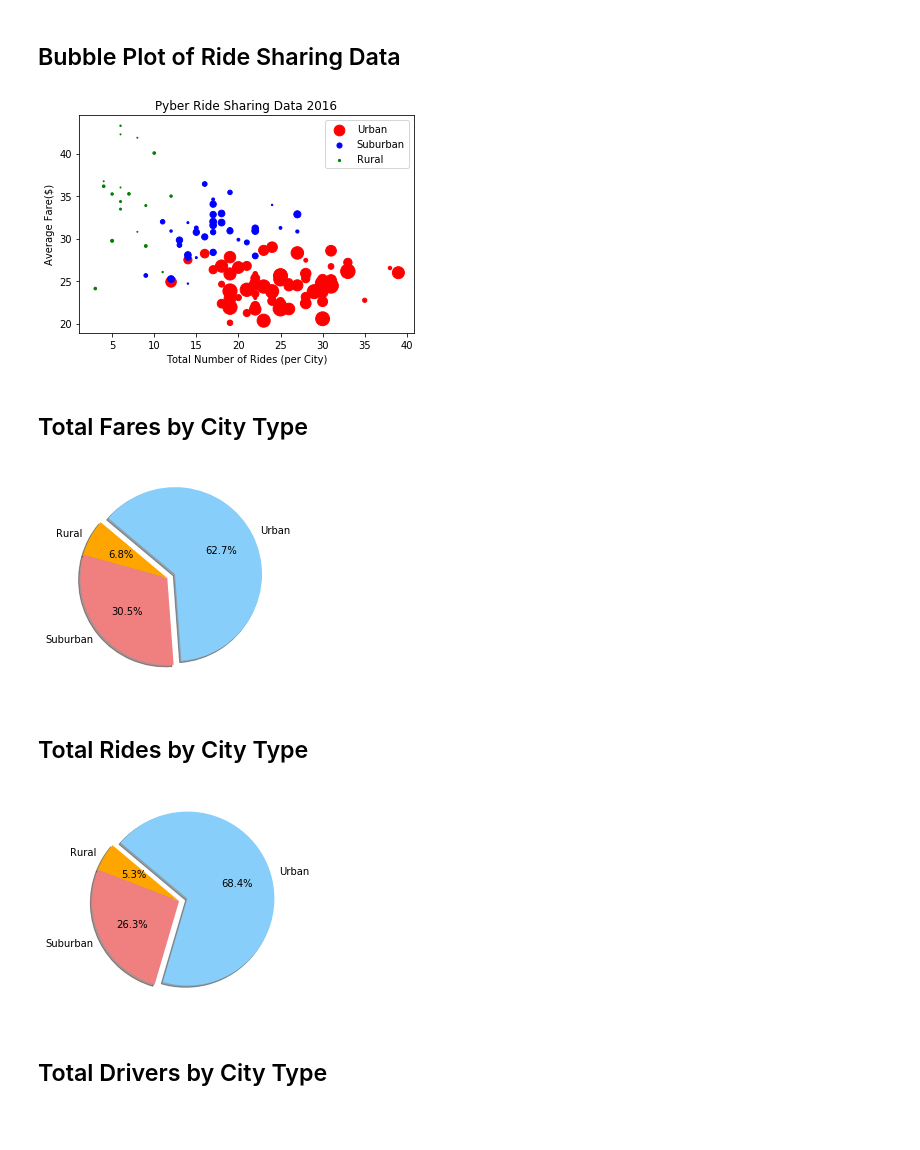
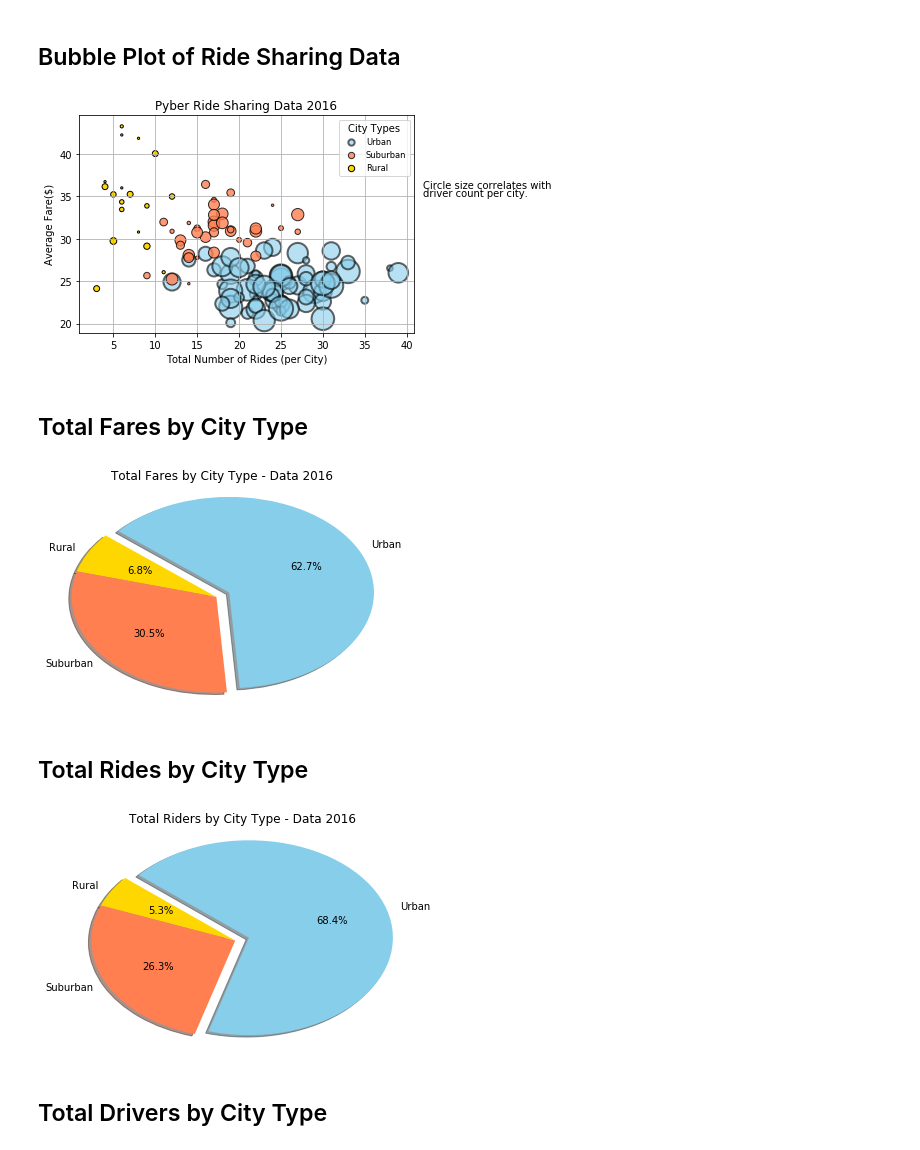
Before and after one commit to mrvisco/05-Matplotlib---The-power-of-Plots, a Jupyter notebook: 05-Matplotlib/Instructions/Pyber/pyber_starter.ipynb, the cells around one changed output. Cells and saved outputs as stored; diff of their text form; code cells hidden in the pictures; blank space fills up the shorter version.

```diff
--- a/05-Matplotlib/Instructions/Pyber/pyber_starter.ipynb
+++ b/05-Matplotlib/Instructions/Pyber/pyber_starter.ipynb
@@ -55,31 +55,37 @@ rural_drivers = rural_df.groupby(['city'])['driver_count'].mean()
 #print(urban_drivers)
 # %%
 # Incorporate the other graph properties
-Urban = plt.scatter(urban_rides, urban_fare, s=urban_drivers*3,c="red", label="Urban")
-Suburban = plt.scatter(suburban_rides, suburban_fare, s=suburban_drivers*2,c="blue", label="Suburban")
-Rural = plt.scatter(rural_rides, rural_fare, s=rural_drivers*1,c="green", label="Rural")
+Urban = plt.scatter(urban_rides, urban_fare, s=urban_drivers*8,c="skyblue", edgecolors="black", alpha=0.6, linewidth=2, label="Urban")
+Suburban = plt.scatter(suburban_rides, suburban_fare, s=suburban_drivers*6,c="coral", alpha=0.8, edgecolors="black", label="Suburban")
+Rural = plt.scatter(rural_rides, rural_fare, s=rural_drivers*5,c="gold", edgecolors="black", linewidth=1, label="Rural")
 #plt.show()
 
 # Create a legend
-plt.legend(handles=[Urban,Suburban,Rural], loc="best")
+legend = plt.legend(loc="best", fontsize='small', mode='expanded', numpoints =1, scatterpoints=1,
+                    title='City Types', labelspacing = .5)
+
+legend.legendHandles[0]._sizes = [40]
+legend.legendHandles[1]._sizes = [40]
+legend.legendHandles[2]._sizes = [40]
+
+# Incorporate a text label regarding circle size
+plt.text(42,36, "Circle size correlates with")
+plt.text(42,35, "driver count per city.")
 
 # Create X and Y Labels
 plt.title("Pyber Ride Sharing Data 2016")
-#gender_chart.set_xlabel("Gender")
-#gender_chart.set_ylabel("Number of Trips Taken")
 plt.ylabel("Average Fare($)")
 plt.xlabel("Total Number of Rides (per City)")
 
-# Incorporate a text label regarding circle size
-#plt.label("note about circle size")
+plt.grid(True)
 
 # Save Figure
-plt.savefig("../Images/Bubble_Plot_Ride_Sharing_by_City_Type.png")
+plt.savefig("../Images/Bubble_Plot_Ride_Sharing_by_City_Type.png", bbox_inches="tight")
 
 # Show plot
 plt.show()
 # %% [output]
-[figure, old version]
+[figure, new version]
 # %% [markdown]
 ## Total Fares by City Type
 # %%
@@ -97,7 +103,7 @@ labels = ["Rural", "Suburban", "Urban"]
 #sizes = [220, 95, 80, 100]
 
 # The colors of each section of the pie chart
-colors = ["orange", "lightcoral", "lightskyblue"]
+colors = ["gold", "coral", "skyblue"]
 
 # Tells matplotlib to seperate the "Python" section from the others
 explode = (0, 0, 0.1)
@@ -105,13 +111,17 @@ explode = (0, 0, 0.1)
 plt.pie(percent_fare, explode=explode, labels=labels, colors=colors,
         autopct="%1.1f%%", shadow=True, startangle=140)
 
+plt.axis("tight")
+
+plt.title("Total Fares by City Type - Data 2016")
+
 # Save Figure
 plt.savefig("../Images/Total_Fares_by_City_Type.png")
 
 # Show plot
 plt.show()
 # %% [output]
-[figure, old version]
+[figure, new version]
 # %% [markdown]
 ## Total Rides by City Type
 # %%
@@ -129,7 +139,7 @@ labels = ["Rural", "Suburban", "Urban"]
 #sizes = [220, 95, 80, 100]
 
 # The colors of each section of the pie chart
-colors = ["orange", "lightcoral", "lightskyblue"]
+colors = ["gold", "coral", "skyblue"]
 
 # Tells matplotlib to seperate the "Python" section from the others
 explode = (0, 0, 0.1)
@@ -137,13 +147,17 @@ explode = (0, 0, 0.1)
 plt.pie(percent_ride, explode=explode, labels=labels, colors=colors,
         autopct="%1.1f%%", shadow=True, startangle=140)
 
+plt.axis("tight")
+
+plt.title("Total Riders by City Type - Data 2016")
+
 # Save Figure
 plt.savefig("../Images/Total_Riders_by_City_Type.png")
 
 # Show plot
 plt.show()
 # %% [output]
-[figure, old version]
+[figure, new version]
 # %% [markdown]
 ## Total Drivers by City Type
 # %%
```
Also changed, not shown: parts of 2 cells of this notebook.
